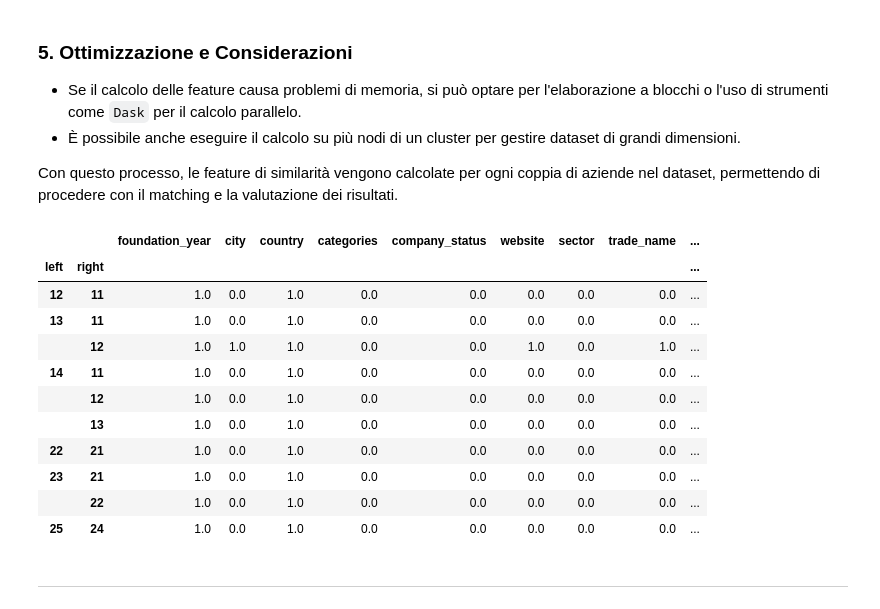
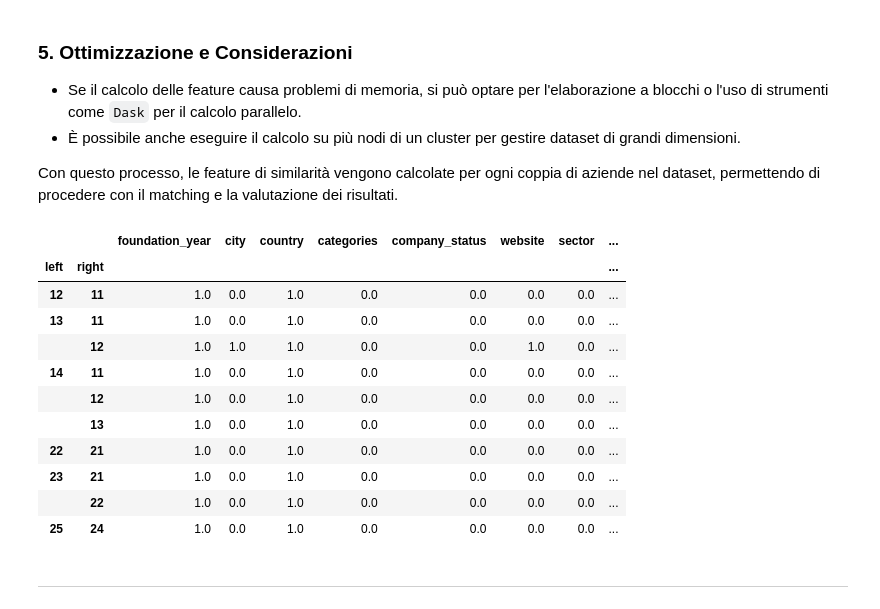
Before and after one commit to MatVitale6/IngegneriaDeiDatiProject, a Jupyter notebook: homework5/record_linkage/record_linkage.ipynb, the cells around one changed output. Cells and saved outputs as stored; diff of their text form; code cells hidden in the pictures.

```diff
--- a/homework5/record_linkage/record_linkage.ipynb
+++ b/homework5/record_linkage/record_linkage.ipynb
@@ -101,46 +88,45 @@ candidate_pairs_index = pd.MultiIndex.from_tuples(candidate_pairs, names=['left'
 
 companies_df = companies_df.reset_index(drop=True)
 
 companies_df = companies_df.fillna("")
 
 if companies_df['foundation_year'].dtype != 'int64':
     companies_df['foundation_year'] = pd.to_numeric(companies_df['foundation_year'], errors='coerce').fillna(0).astype(int)
 
 if companies_df['number_of_employees'].dtype != 'int64':
     companies_df['number_of_employees'] = pd.to_numeric(companies_df['number_of_employees'], errors='coerce').fillna(0).astype(int)
 
 compare = Compare()
 compare.numeric('foundation_year', 'foundation_year', label='foundation_year')
 compare.string('city', 'city', method='jarowinkler', threshold=0.85, label='city')
 compare.string('country', 'country', method='jarowinkler', threshold=0.85, label='country')
 compare.string('categories', 'categories', method='jarowinkler', threshold=0.85, label='categories')
 compare.string('company_status', 'company_status', method='jarowinkler', threshold=0.85, label='company_status')
 compare.string('website', 'website', method='jarowinkler', threshold=0.85, label='website')
 compare.string('sector', 'sector', method='jarowinkler', threshold=0.85, label='sector')
-compare.string('trade_name', 'trade_name', method='jarowinkler', threshold=0.85, label='trade_name')
 compare.string('company_type', 'company_type', method='jarowinkler', threshold=0.85, label='company_type')
 compare.string('rank', 'rank', method='jarowinkler', threshold=0.85, label='rank')
 compare.numeric('number_of_employees', 'number_of_employees', label='number_of_employees')
 
 
 try:
     features = compare.compute(candidate_pairs_index, companies_df)
     display(features.head(10))
 except Exception as e:
     print("Errore durante il calcolo delle feature sull'intero dataset:", e)
 # %% [output]
-|  |  | foundation_year | city | country | categories | company_status | website | sector | trade_name | ... |
-| left | right |  |  |  |  |  |  |  |  | ... |
-| 12 | 11 | 1.0 | 0.0 | 1.0 | 0.0 | 0.0 | 0.0 | 0.0 | 0.0 | ... |
-| 13 | 11 | 1.0 | 0.0 | 1.0 | 0.0 | 0.0 | 0.0 | 0.0 | 0.0 | ... |
-|  | 12 | 1.0 | 1.0 | 1.0 | 0.0 | 0.0 | 1.0 | 0.0 | 1.0 | ... |
-| 14 | 11 | 1.0 | 0.0 | 1.0 | 0.0 | 0.0 | 0.0 | 0.0 | 0.0 | ... |
-|  | 12 | 1.0 | 0.0 | 1.0 | 0.0 | 0.0 | 0.0 | 0.0 | 0.0 | ... |
-|  | 13 | 1.0 | 0.0 | 1.0 | 0.0 | 0.0 | 0.0 | 0.0 | 0.0 | ... |
-| 22 | 21 | 1.0 | 0.0 | 1.0 | 0.0 | 0.0 | 0.0 | 0.0 | 0.0 | ... |
-| 23 | 21 | 1.0 | 0.0 | 1.0 | 0.0 | 0.0 | 0.0 | 0.0 | 0.0 | ... |
-|  | 22 | 1.0 | 0.0 | 1.0 | 0.0 | 0.0 | 0.0 | 0.0 | 0.0 | ... |
-| 25 | 24 | 1.0 | 0.0 | 1.0 | 0.0 | 0.0 | 0.0 | 0.0 | 0.0 | ... |
+|  |  | foundation_year | city | country | categories | company_status | website | sector | ... |
+| left | right |  |  |  |  |  |  |  | ... |
+| 12 | 11 | 1.0 | 0.0 | 1.0 | 0.0 | 0.0 | 0.0 | 0.0 | ... |
+| 13 | 11 | 1.0 | 0.0 | 1.0 | 0.0 | 0.0 | 0.0 | 0.0 | ... |
+|  | 12 | 1.0 | 1.0 | 1.0 | 0.0 | 0.0 | 1.0 | 0.0 | ... |
+| 14 | 11 | 1.0 | 0.0 | 1.0 | 0.0 | 0.0 | 0.0 | 0.0 | ... |
+|  | 12 | 1.0 | 0.0 | 1.0 | 0.0 | 0.0 | 0.0 | 0.0 | ... |
+|  | 13 | 1.0 | 0.0 | 1.0 | 0.0 | 0.0 | 0.0 | 0.0 | ... |
+| 22 | 21 | 1.0 | 0.0 | 1.0 | 0.0 | 0.0 | 0.0 | 0.0 | ... |
+| 23 | 21 | 1.0 | 0.0 | 1.0 | 0.0 | 0.0 | 0.0 | 0.0 | ... |
+|  | 22 | 1.0 | 0.0 | 1.0 | 0.0 | 0.0 | 0.0 | 0.0 | ... |
+| 25 | 24 | 1.0 | 0.0 | 1.0 | 0.0 | 0.0 | 0.0 | 0.0 | ... |
 # %% [markdown]
 
 ---
```
Also changed, not shown: parts of 5 cells of this notebook, 9 other files.
